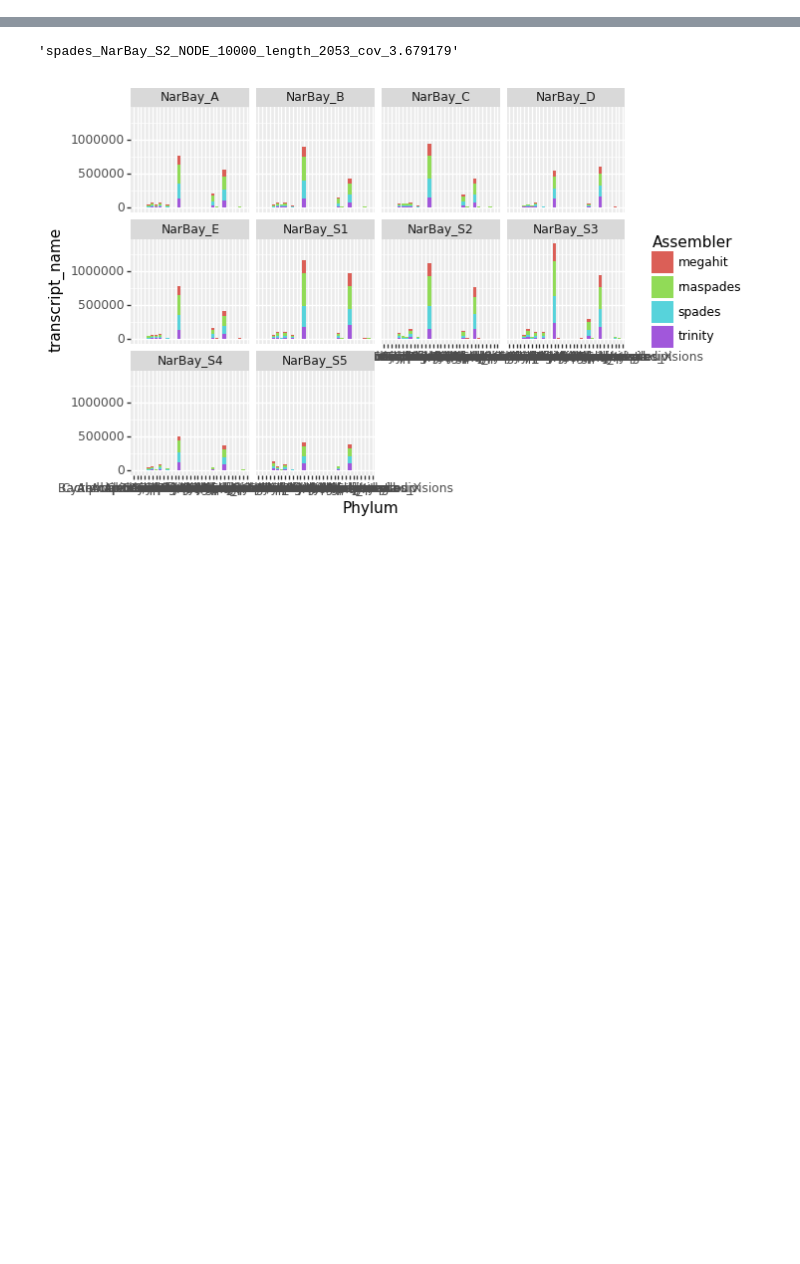
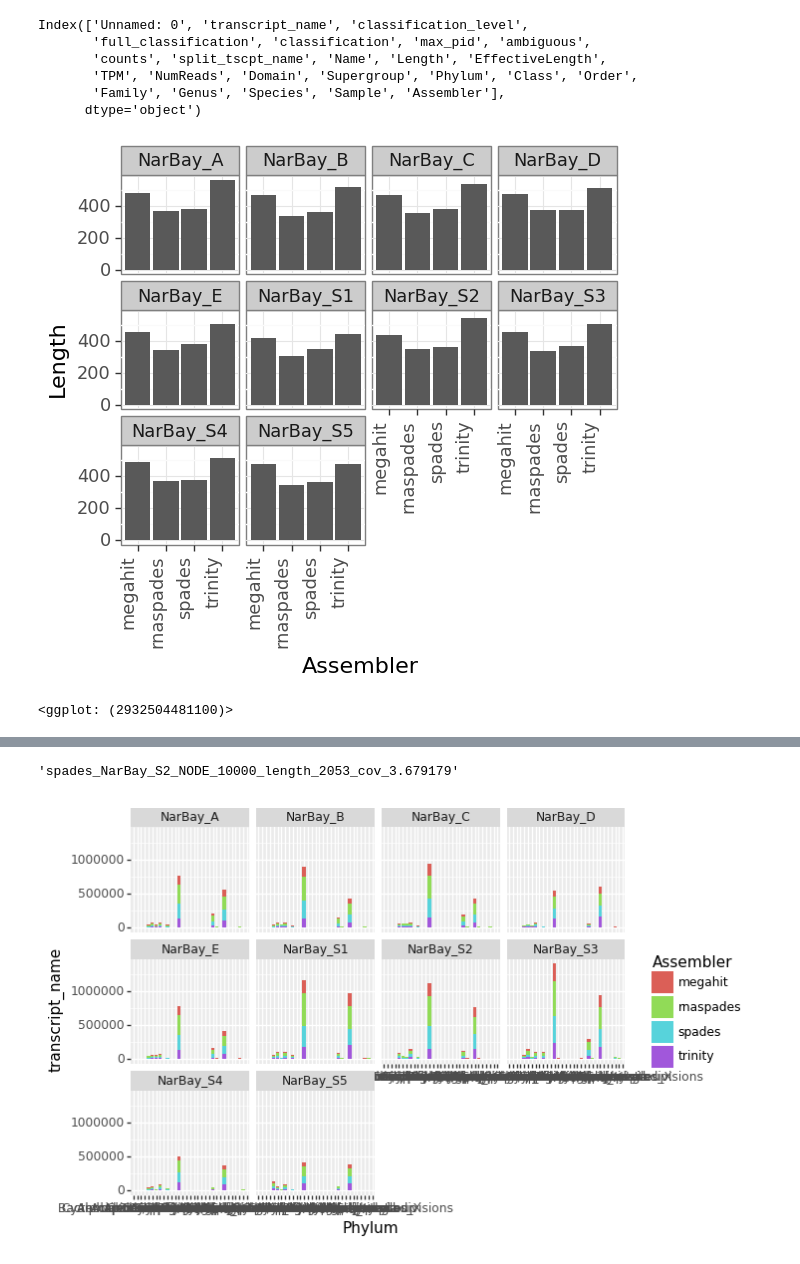
Before and after one commit to akrinos/2022-Krinos-eukrhythmic, a Jupyter notebook: jupyter-notebooks/narragansett-process.ipynb, the cells around one changed output, grey strips where cells are left out. Cells and saved outputs as stored; diff of their text form; code cells hidden in the pictures; blank space fills up the shorter version.

```diff
--- a/jupyter-notebooks/narragansett-process.ipynb
+++ b/jupyter-notebooks/narragansett-process.ipynb
@@ -52,0 +51,32 @@ EUKulele_frame.head()
+# %%
+salmon_frame = pd.DataFrame()
+for curr_folder in os.listdir(os.path.join(output_dir,'EUKulele_assemblers')):
+    curr_assembler = curr_folder.split("EUKulele_")[-1]
+    for curr_file in os.listdir(os.path.join(output_dir,'EUKulele_assemblers',curr_folder,"taxonomy_estimation")):
+        curr_sample = curr_file.split("_" + curr_assembler)[0]
+        salmon_file = pd.read_csv(os.path.join(salmon_dir,curr_sample+"_"+curr_assembler+"_quant",
+                                               "quant.sf"),sep="\t")
+        salmon_file["Sample"] = curr_sample
+        salmon_file["Assembler"] = curr_assembler
+        salmon_frame = pd.concat([salmon_frame,salmon_file])
+# %%
+EUKulele_frame_full.columns
+(plotnine.ggplot(EUKulele_frame_full.groupby(["Sample","Assembler"]).Length.mean().reset_index()) +
+    plotnine.geom_bar(plotnine.aes(x = "Assembler",y = "Length"),stat="identity") +
+    plotnine.facets.facet_wrap("Sample")+ plotnine.theme_bw(base_size=16) +
+    plotnine.theme(axis_text_x=plotnine.element_text(rotation=90, hjust=1)) )
+# %% [output]
+Index(['Unnamed: 0', 'transcript_name', 'classification_level',
+       'full_classification', 'classification', 'max_pid', 'ambiguous',
+       'counts', 'split_tscpt_name', 'Name', 'Length', 'EffectiveLength',
+       'TPM', 'NumReads', 'Domain', 'Supergroup', 'Phylum', 'Class', 'Order',
+       'Family', 'Genus', 'Species', 'Sample', 'Assembler'],
+      dtype='object')
+# %%
+(plotnine.ggplot(salmon_frame.groupby(["Sample","Assembler"]).Length.mean().reset_index()) +
+    plotnine.geom_bar(plotnine.aes(x = "Assembler",y = "Length"),stat="identity") +
+    plotnine.facets.facet_wrap("Sample")+ plotnine.theme_bw(base_size=16) +
+    plotnine.theme(axis_text_x=plotnine.element_text(rotation=90, hjust=1)) )
+# %% [output]
+[figure, added]
+<ggplot: (2932504481100)>
```
Also changed, not shown: parts of 12 cells of this notebook, 3 other files.
